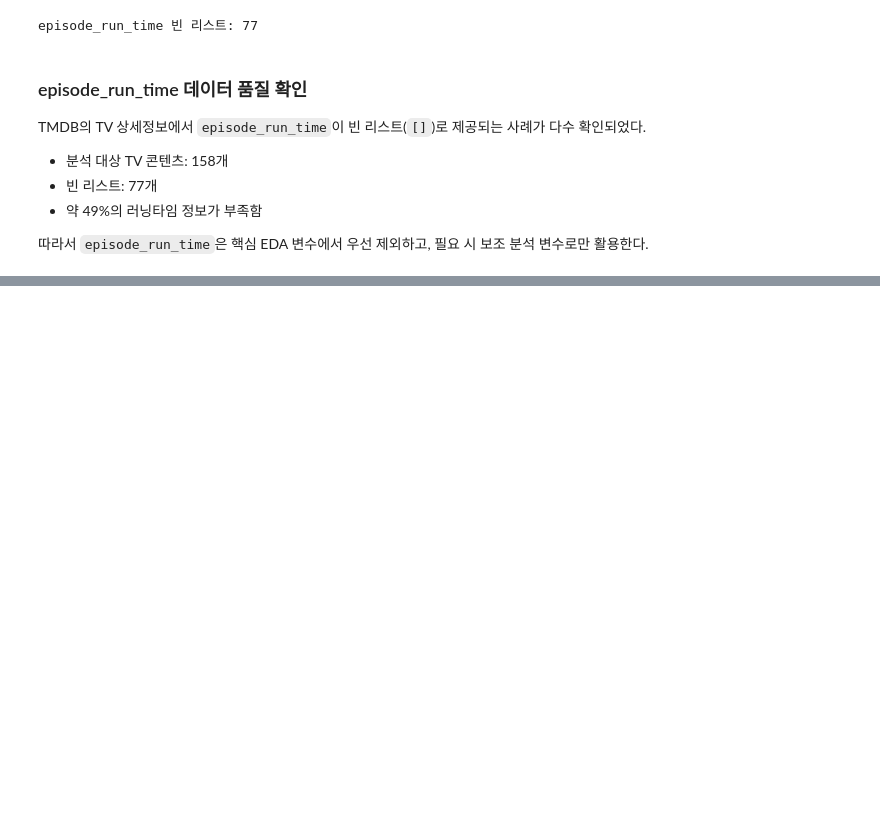
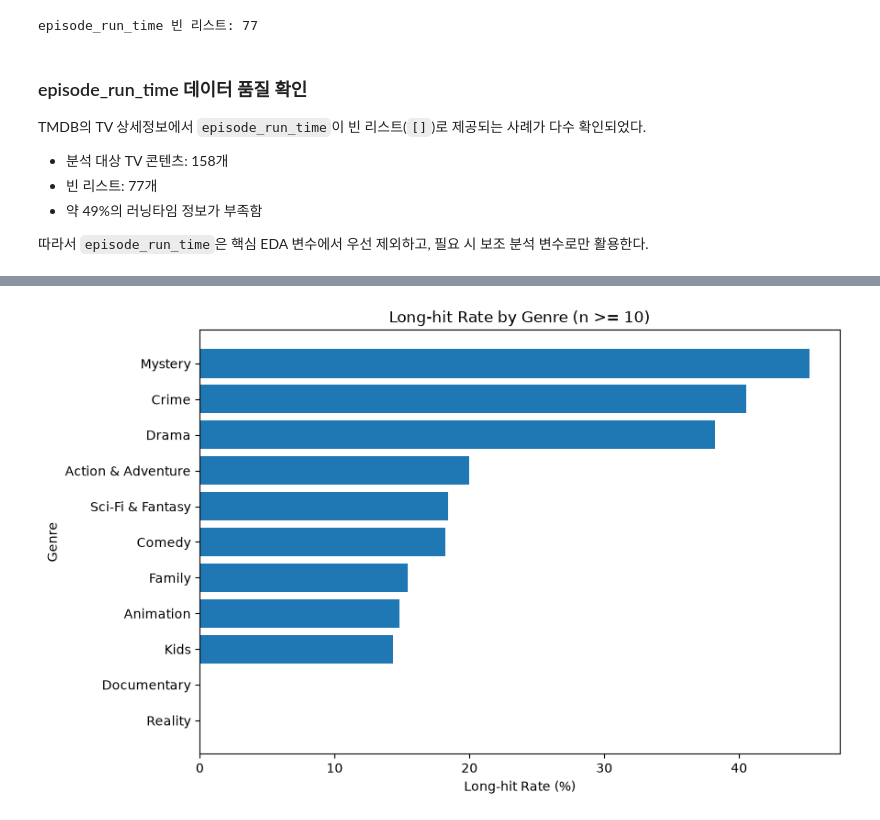
Before and after one commit to yryang101/netflix-game-ip-content-strategy, a Jupyter notebook: notebooks/03_netflix_tmdb_eda.ipynb, the cells around one changed output, grey strips where cells are left out. Drawn from its saved outputs; the diff is of its cells as text; code cells hidden in the pictures; blank space fills up the shorter version.

```diff
--- a/notebooks/03_netflix_tmdb_eda.ipynb
+++ b/notebooks/03_netflix_tmdb_eda.ipynb
@@ -313,0 +368,8 @@ TMDB의 TV 상세정보에서 `episode_run_time`이 빈 리스트(`[]`)로 제
+# %%
+# 콘텐츠 수가 10개 이상인 장르만 남겨 장기흥행 비율을 비교
+
+genre_long_hit_filtered = genre_long_hit[
+    genre_long_hit["content_count"] >= 10
+].sort_values("long_hit_rate", ascending=False)
+
+genre_long_hit_filtered
@@ -313,0 +390,10 @@ TMDB의 TV 상세정보에서 `episode_run_time`이 빈 리스트(`[]`)로 제
+# %%
+# 장기흥행 비율을 퍼센트로 변환해 보기 쉽게 정리
+
+genre_long_hit_filtered = genre_long_hit_filtered.copy()
+
+genre_long_hit_filtered["long_hit_rate_pct"] = (
+    genre_long_hit_filtered["long_hit_rate"] * 100
+).round(1)
+
+genre_long_hit_filtered
@@ -313,0 +414,22 @@ TMDB의 TV 상세정보에서 `episode_run_time`이 빈 리스트(`[]`)로 제
+# %%
+# 표본 10개 이상 장르의 장기흥행 비율을 막대그래프로 시각화
+
+plot_data = genre_long_hit_filtered.sort_values(
+    "long_hit_rate_pct",
+    ascending=True
+)
+
+plt.figure(figsize=(9, 6))
+
+plt.barh(
+    plot_data.index,
+    plot_data["long_hit_rate_pct"]
+)
+
+plt.xlabel("Long-hit Rate (%)")
+plt.ylabel("Genre")
+plt.title("Long-hit Rate by Genre (n >= 10)")
+
+plt.show()
+# %% [output]
+[figure, added]
```
Also changed, not shown: parts of 25 cells of this notebook.
